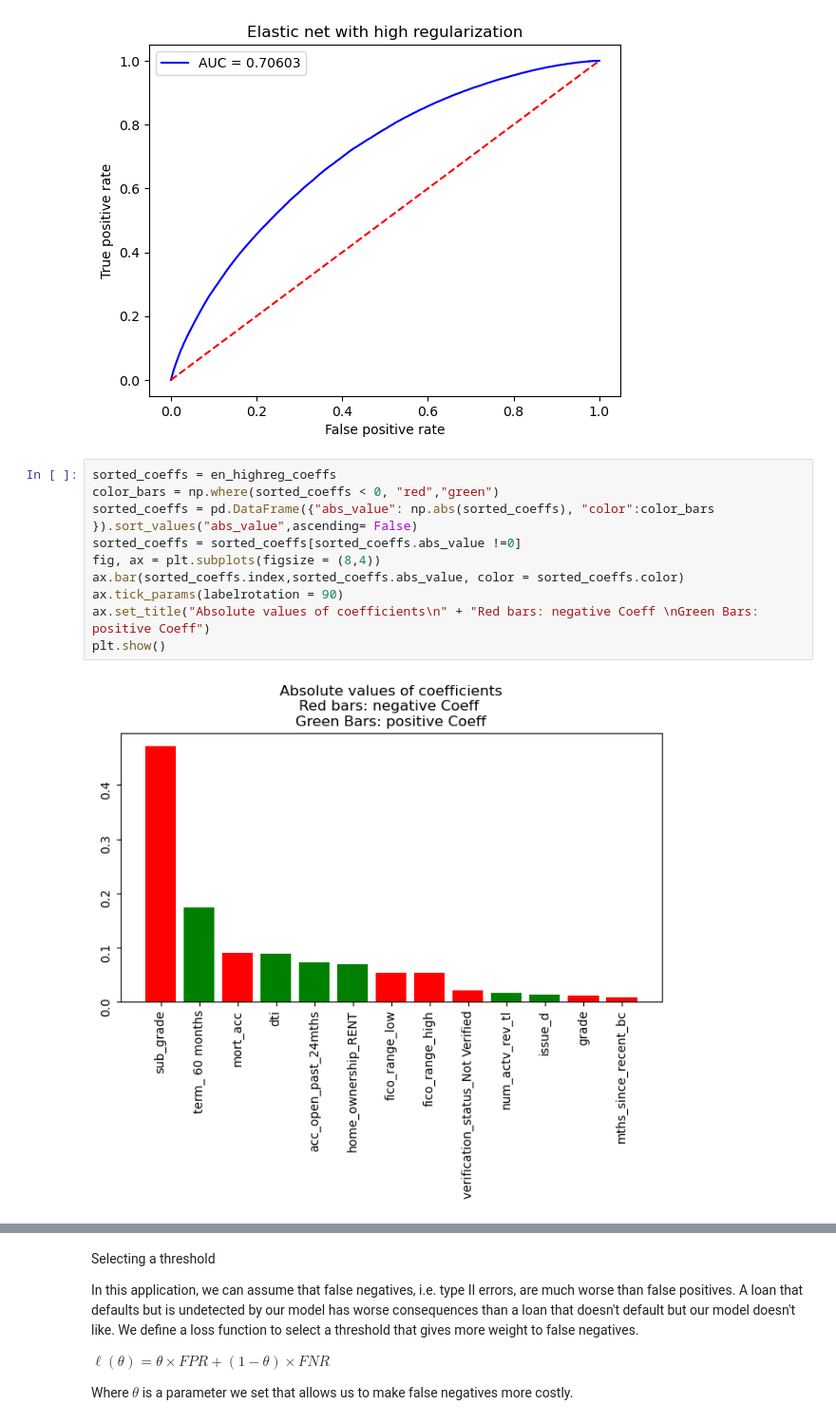
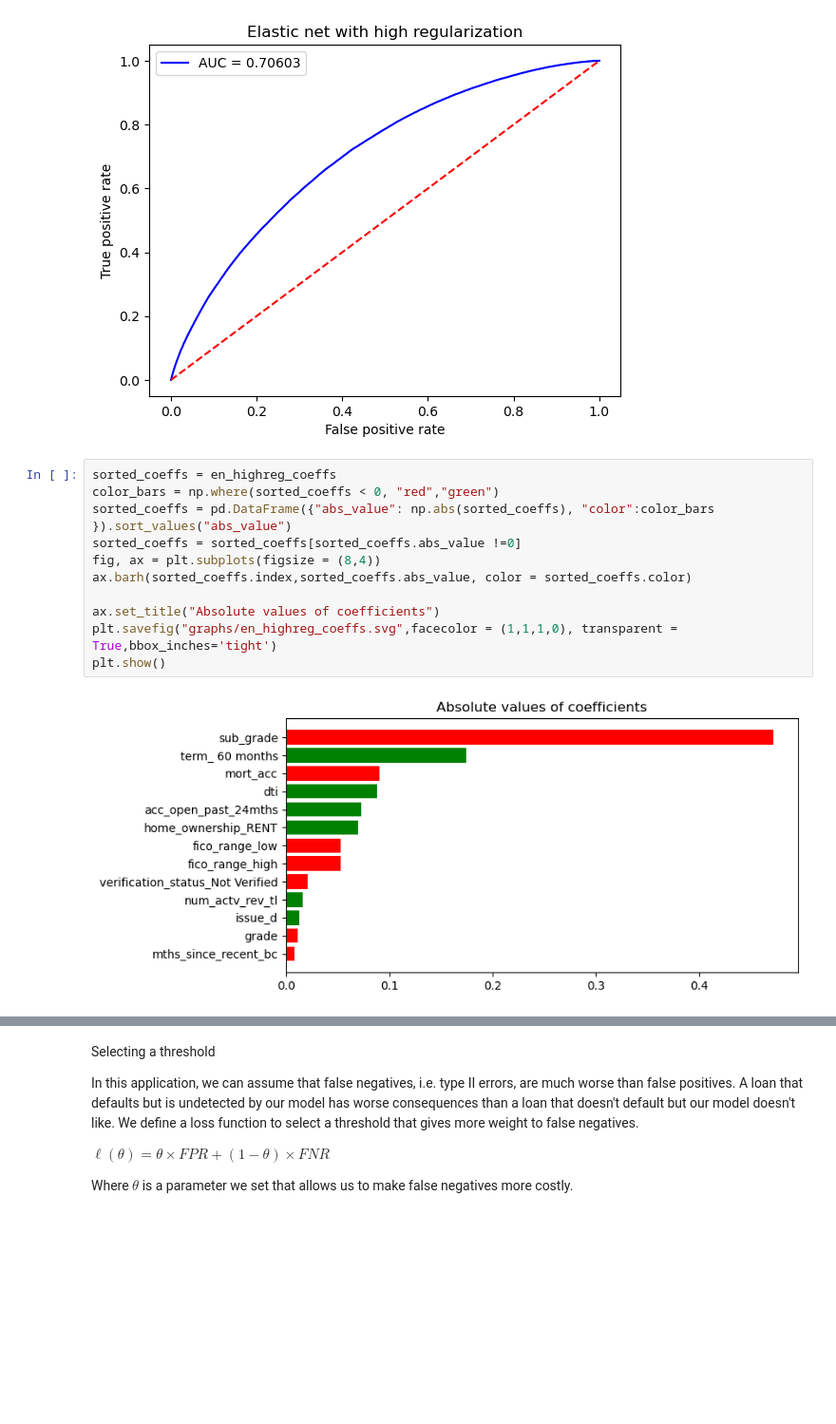
Before and after one commit to G-Mass/MTFI-project, a Jupyter notebook: p2p_lending_credit_risk_assessment.ipynb, the cells around one changed output, grey strips where cells are left out. Shown at 95% size. Cells and saved outputs as stored; diff of their text form; blank space fills up the shorter version.

Commit message:
Polished graphs and better random forest evaluation

```diff
--- a/p2p_lending_credit_risk_assessment.ipynb
+++ b/p2p_lending_credit_risk_assessment.ipynb
@@ -806,12 +855,13 @@ plt.show()
 # %%
 sorted_coeffs = en_highreg_coeffs
 color_bars = np.where(sorted_coeffs < 0, "red","green")
-sorted_coeffs = pd.DataFrame({"abs_value": np.abs(sorted_coeffs), "color":color_bars }).sort_values("abs_value",ascending= False)
+sorted_coeffs = pd.DataFrame({"abs_value": np.abs(sorted_coeffs), "color":color_bars }).sort_values("abs_value")
 sorted_coeffs = sorted_coeffs[sorted_coeffs.abs_value !=0]
 fig, ax = plt.subplots(figsize = (8,4))
-ax.bar(sorted_coeffs.index,sorted_coeffs.abs_value, color = sorted_coeffs.color)
-ax.tick_params(labelrotation = 90)
-ax.set_title("Absolute values of coefficients\n" + "Red bars: negative Coeff \nGreen Bars: positive Coeff")
+ax.barh(sorted_coeffs.index,sorted_coeffs.abs_value, color = sorted_coeffs.color)
+
+ax.set_title("Absolute values of coefficients")
+plt.savefig("graphs/en_highreg_coeffs.svg",facecolor = (1,1,1,0), transparent = True,bbox_inches='tight')
 plt.show()
 # %% [output]
-[figure, old version]
+[figure, new version]
```
Also changed, not shown: parts of 32 cells of this notebook, 11 other files.
